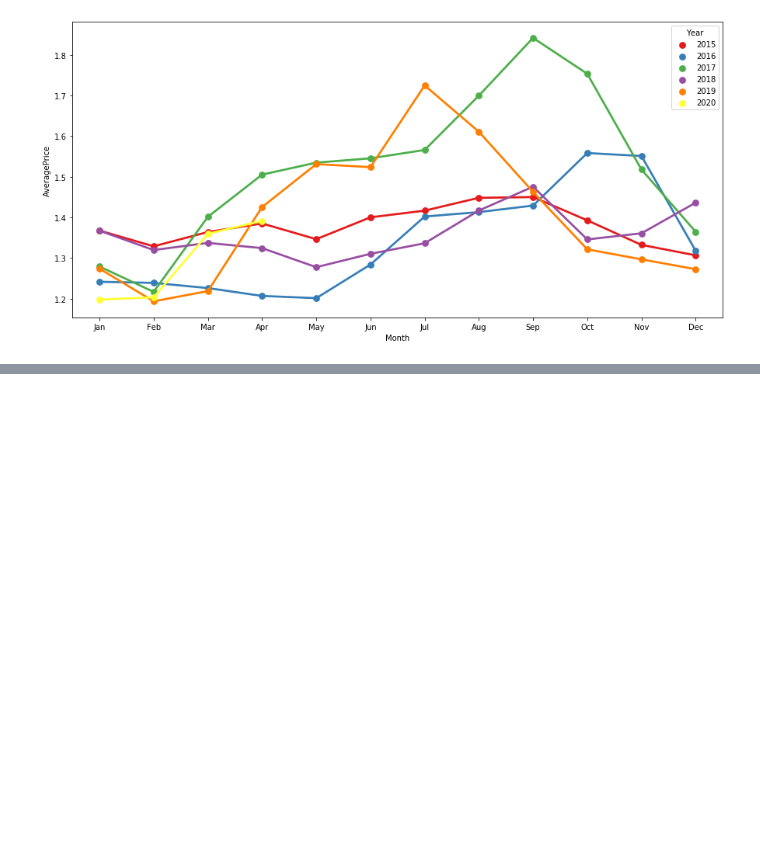
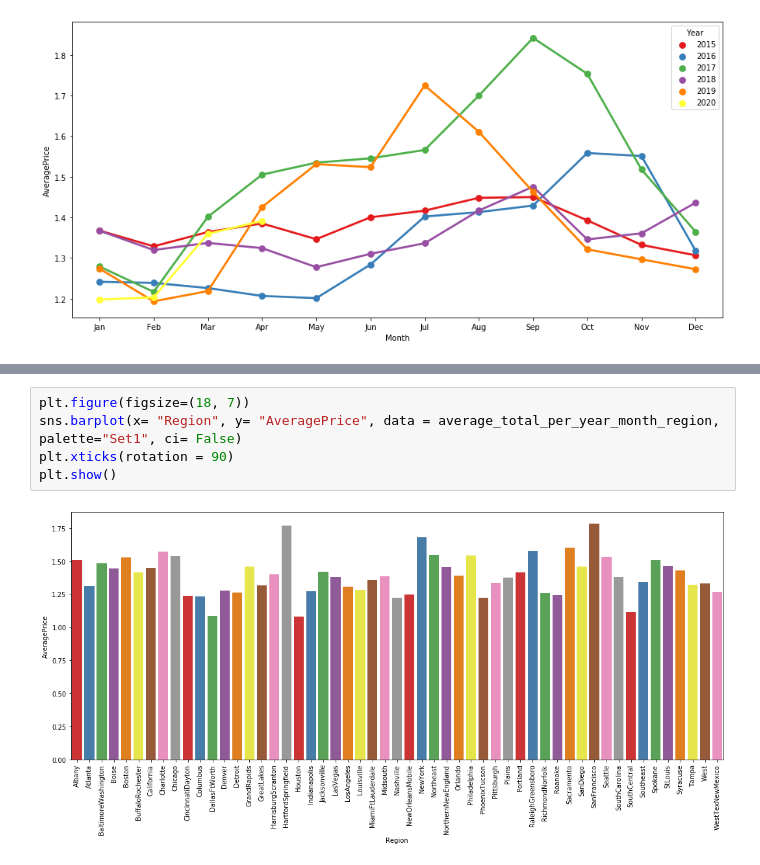
Before and after one commit to SoroushGhaderi/avocado_prices_data_analysis_machine_learning, a Jupyter notebook: avocado_data_analysis.ipynb, the cells around one changed output, grey strips where cells are left out. Cells and saved outputs as stored; diff of their text form; blank space fills up the shorter version.

```diff
--- a/avocado_data_analysis.ipynb
+++ b/avocado_data_analysis.ipynb
@@ -63,0 +64,7 @@ plt.show()
+# %%
+plt.figure(figsize=(18, 7))
+sns.barplot(x= "Region", y= "AveragePrice", data = average_total_per_year_month_region, palette="Set1", ci= False)
+plt.xticks(rotation = 90)
+plt.show()
+# %% [output]
+[figure, added]
```
Also changed, not shown: parts of 1 cell of this notebook.
